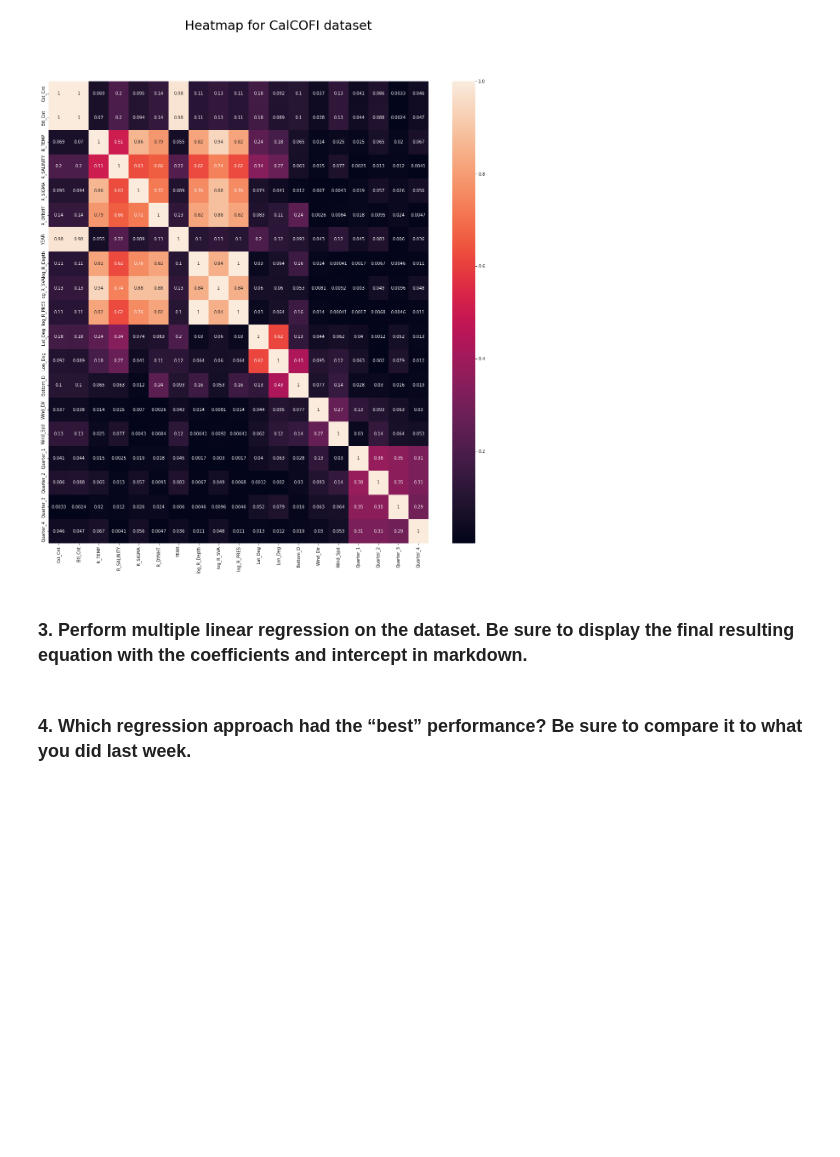
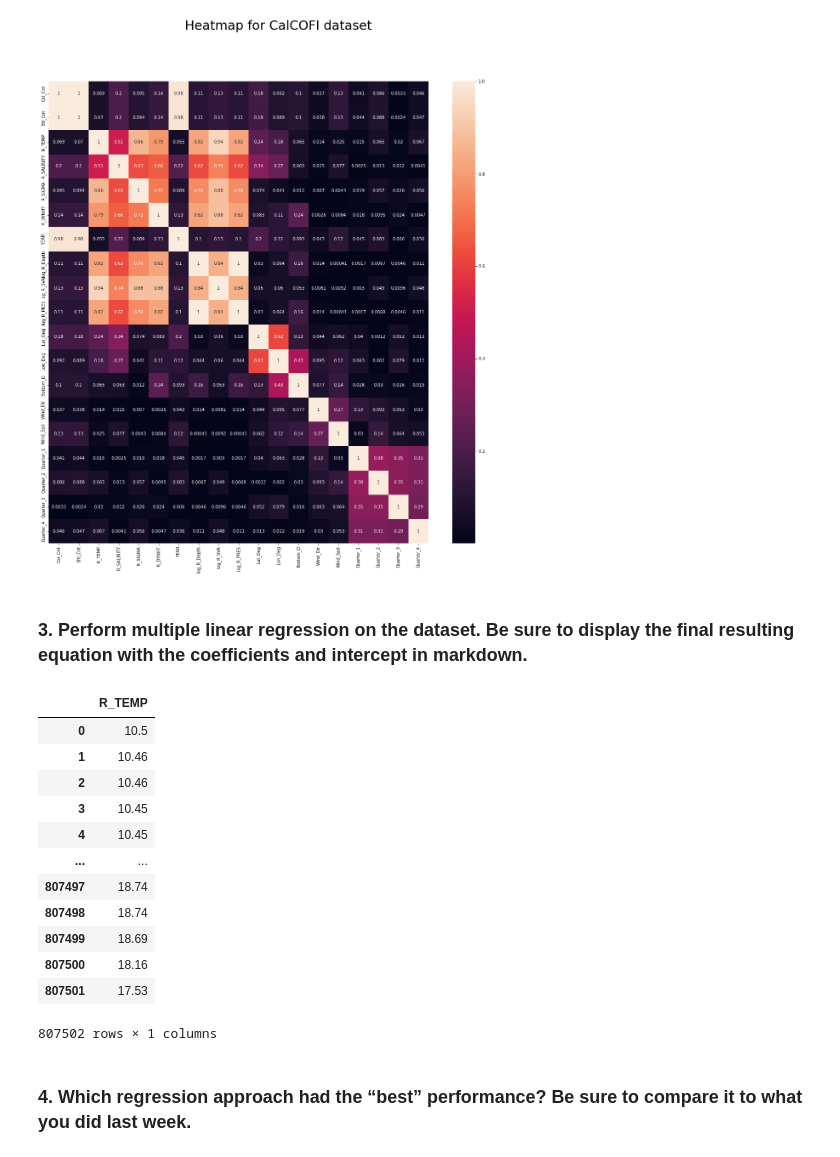
Before and after one commit to existentialplantperson/Week_14, a Jupyter notebook: WK14_Homework.ipynb, the cells around one changed output. Cells and saved outputs as stored; diff of their text form; code cells hidden in the pictures; blank space fills up the shorter version.

```diff
--- a/WK14_Homework.ipynb
+++ b/WK14_Homework.ipynb
@@ -562,6 +575,23 @@ plt.show()
 [figure]
 # %% [markdown]
 ### 3.	Perform multiple linear regression on the dataset. Be sure to display the final resulting equation with the coefficients and intercept in markdown.
+# %%
+X = df[['R_SIGMA', 'log_R_Depth', 'log_R_PRES', 'Lat_Deg']]
+y = df[['R_TEMP']]
+# %% [output]
+|  | R_TEMP |
+| 0 | 10.5 |
+| 1 | 10.46 |
+| 2 | 10.46 |
+| 3 | 10.45 |
+| 4 | 10.45 |
+| ... | ... |
+| 807497 | 18.74 |
+| 807498 | 18.74 |
+| 807499 | 18.69 |
+| 807500 | 18.16 |
+| 807501 | 17.53 |
+807502 rows × 1 columns
 # %% [markdown]
 ### 4.	Which regression approach had the “best” performance? Be sure to compare it to what you did last week.
 # %% [markdown]
```
Also changed, not shown: parts of 8 cells of this notebook.
